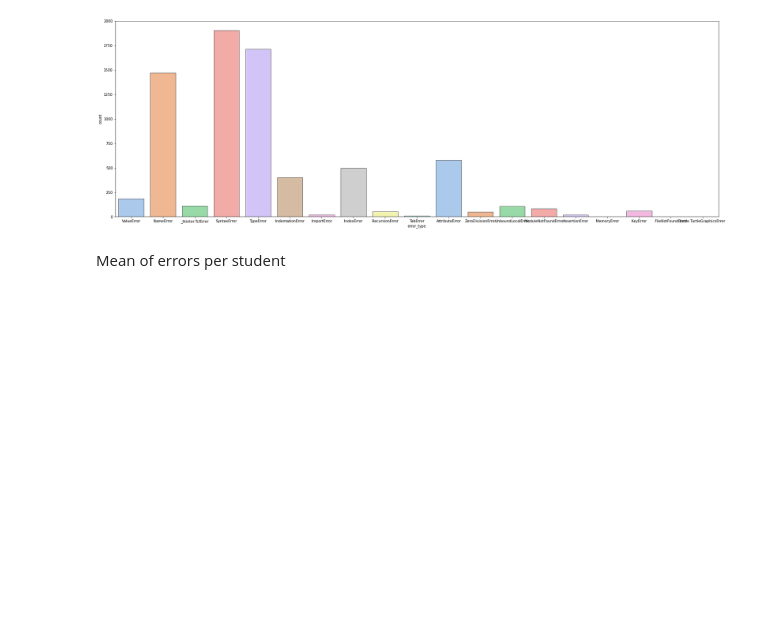
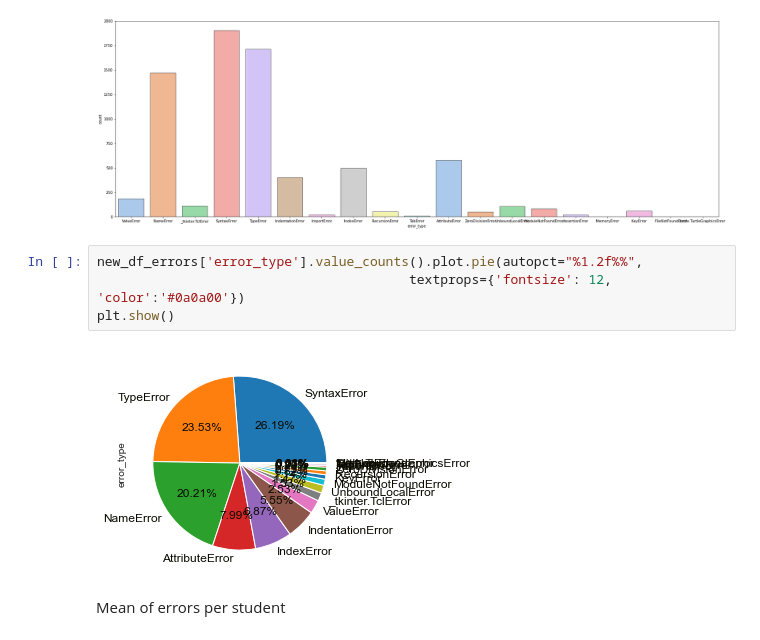
Before and after one commit to alefreda/thonny-log-analysis, a Jupyter notebook: Thonny_log_analysis.ipynb, the cells around one changed output. Cells and saved outputs as stored; diff of their text form; blank space fills up the shorter version.

```diff
--- a/Thonny_log_analysis.ipynb
+++ b/Thonny_log_analysis.ipynb
@@ -234,6 +255,12 @@ sns.countplot(x=new_df_errors['error_type'], data=new_df_errors, palette="pastel
 plt.show()
 # %% [output]
 [figure]
+# %%
+new_df_errors['error_type'].value_counts().plot.pie(autopct="%1.2f%%",
+                                        textprops={'fontsize': 12, 'color':'#0a0a00'})
+plt.show()
+# %% [output]
+[figure, added]
 # %% [markdown]
 Mean of errors per student
 # %%
```
Also changed, not shown: parts of 18 cells of this notebook, 1 other file.
